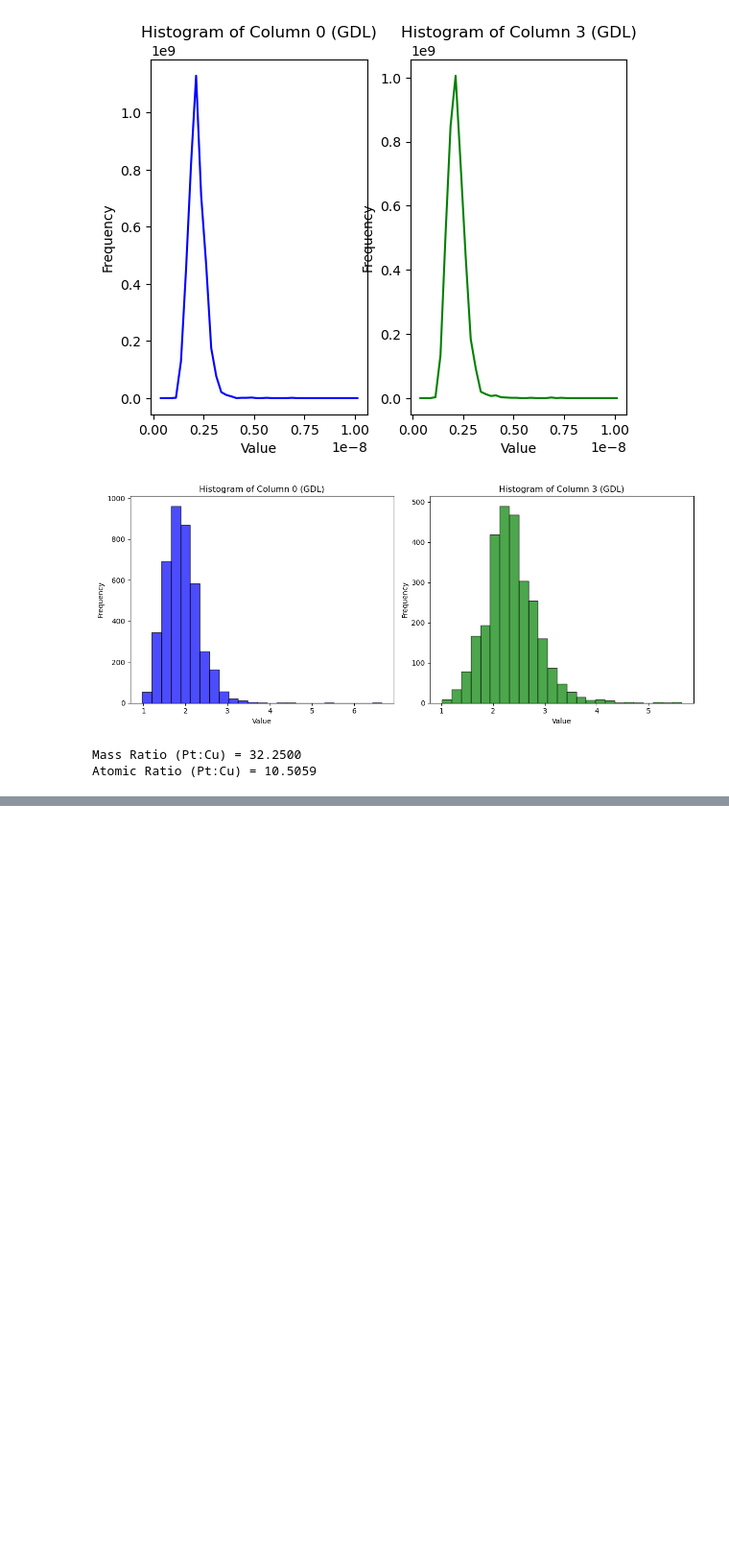
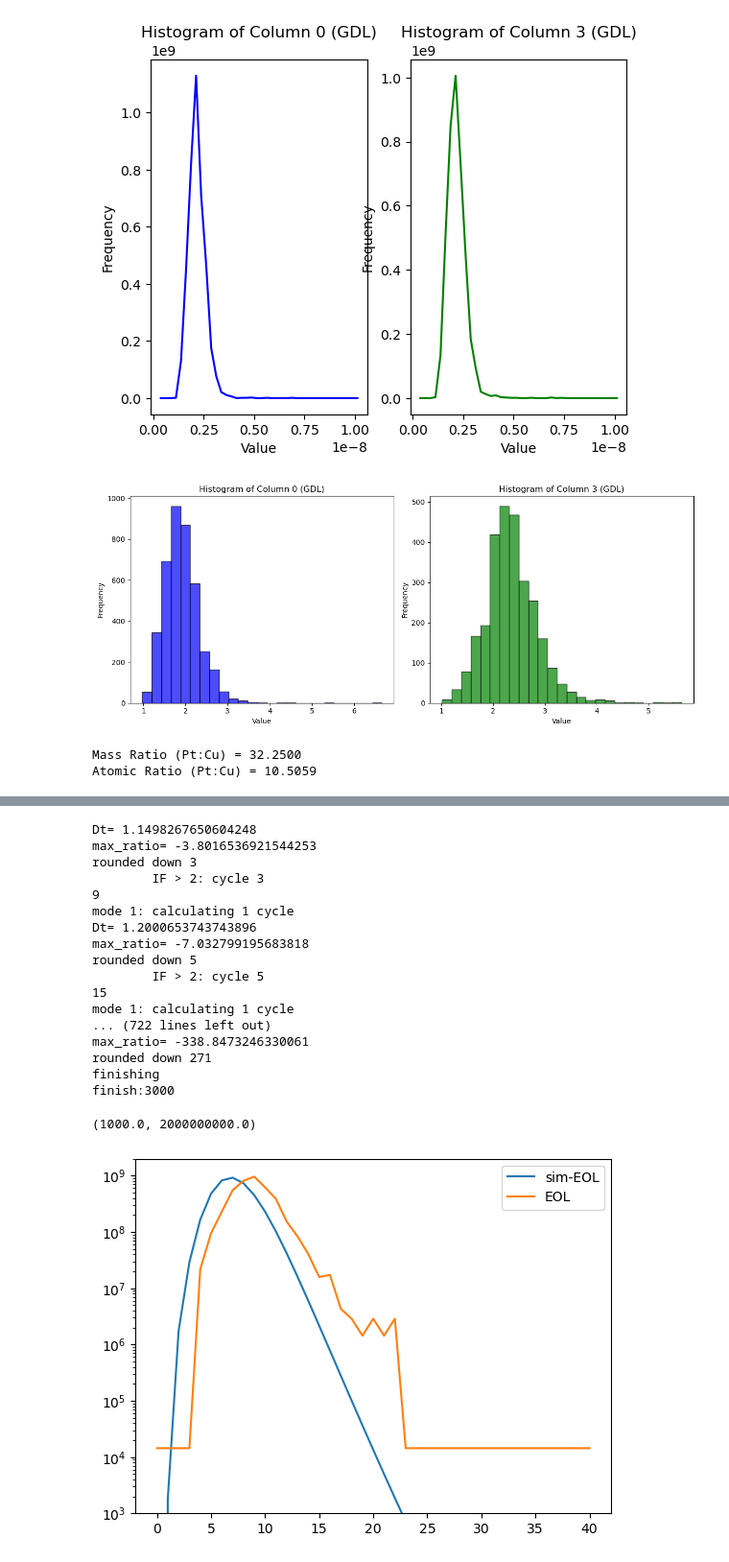
Before and after one commit to MatejPrijatelj/morelife_gen3_fit, a Jupyter notebook: importg3c.ipynb, the cells around one changed output, grey strips where cells are left out. Shown at 96% size. Cells and saved outputs as stored; diff of their text form; code cells hidden in the pictures; blank space fills up the shorter version.

```diff
--- a/importg3c.ipynb
+++ b/importg3c.ipynb
@@ -623,0 +1028,55 @@ plt.plot(hist[1][1:],hist[0])
+# %%
+#set up optimisation
+#one run
+rateMax=50*10**-3 #mV/s
+Umin=0.6 #V bot
+Umax=1.0  #V top
+Am=Umax-Umin #amplitude
+t0=Am/(rateMax)
+#t0=1200 #cycle duration in  [s]
+#t0=data[-1,-1]
+p=t0
+nCyc = 3 #Number of cycles
+tMax=nCyc*t0 #recalculate the final time
+iDim = 20*nCyc  #number of observation points at which we save data
+dt = tMax/(iDim)
+ti = np.arange(0,tMax+dt,dt)
+
+@jit(nopython=True)
+def funcUPt_saw(x):
+    rez=(2.*Am/p)*abs( (x-p/4.)%p - p/2.) + Umin
+    return rez
+
+#print(funcUPt_saw(0))
+
+FCstate[2]=funcUPt_saw
+
+ModPars0=np.copy(bimet_morelife_gen3c.ModPars)
+for i,v in enumerate(ModPars0):
+    print(str(i)+" "+str(v))
+#print(ModPars0[14])
+#ModPars0[14]=1.1
+#ModPars[16]=3.
+ModPars0[22]=0.001*10**9
+
+#ModPars[9]=1.0*10**4    # nuForPt   Dissolution atmpto frequency [1/s]
+#ModPars[10]=8*10**5
+#ModPars0[9]=5.0*10**3    # nuForPt   Dissolution atmpto frequency [1/s]
+#ModPars0[10]=5.*10**7
+
+pars0=(ModPars0,vec_c,vec_l,FCstate[1],FCstate[2],FCstate[0])
+sol,rez_X_4,rez_n_4,rez_stat_4 = bimet_morelife_gen3c.f_test_cycle_skip(MC=3000,round_factor=0.8, round_max_f=0.2,pars=pars0)
+
+om=f_X_to_dist(sol.y[:,-1],vec_c,vec_l)
+r_EOL=bimet_morelife_gen3c.f_om_to_r(om)
+rez_norm_r_EOL = bimet_morelife_gen3c.f_norm_dist1d(vec_r,r)
+plt.plot(rez_norm_r_EOL,label="sim-EOL")
+
+#plt.plot(rez_norm_r_BOL,label="BOL")
+
+plt.plot(hist_fix_EOL,label="EOL")
+plt.legend()
+#plt.plot(rez_norm_r)
+plt.yscale("log")
+plt.ylim([1e3,2e9])
+# %% [output]
@@ -623,0 +1100,19 @@ plt.plot(hist[1][1:],hist[0])
+Dt= 1.1498267650604248
+max_ratio= -3.8016536921544253
+rounded down 3
+        IF > 2: cycle 3
+9
+mode 1: calculating 1 cycle
+Dt= 1.2000653743743896
+max_ratio= -7.032799195683818
+rounded down 5
+        IF > 2: cycle 5
+15
+mode 1: calculating 1 cycle
+... (722 lines left out)
+max_ratio= -338.8473246330061
+rounded down 271
+finishing
+finish:3000
+(1000.0, 2000000000.0)
+[figure, added]
```
Also changed, not shown: parts of 43 cells of this notebook, 2 other files.
